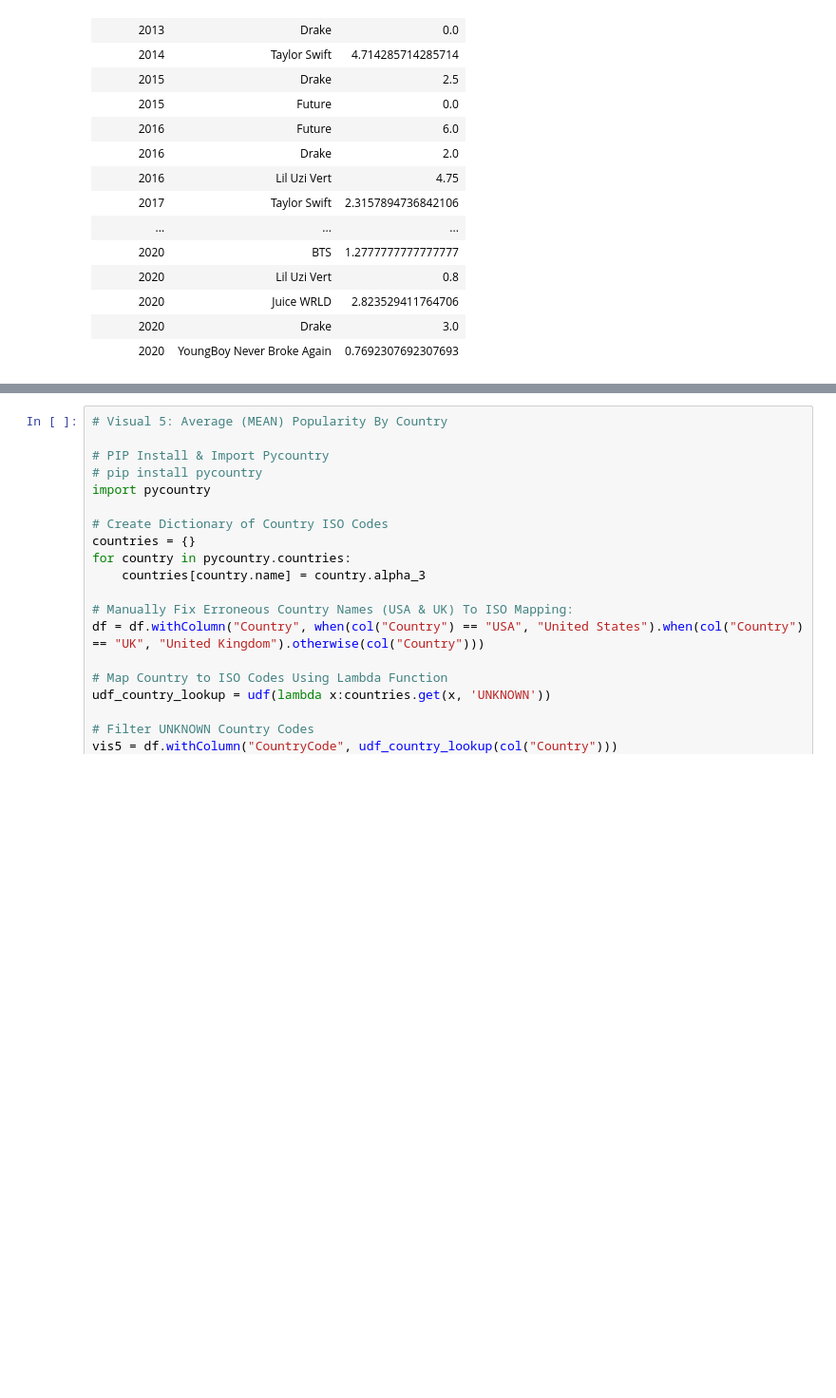
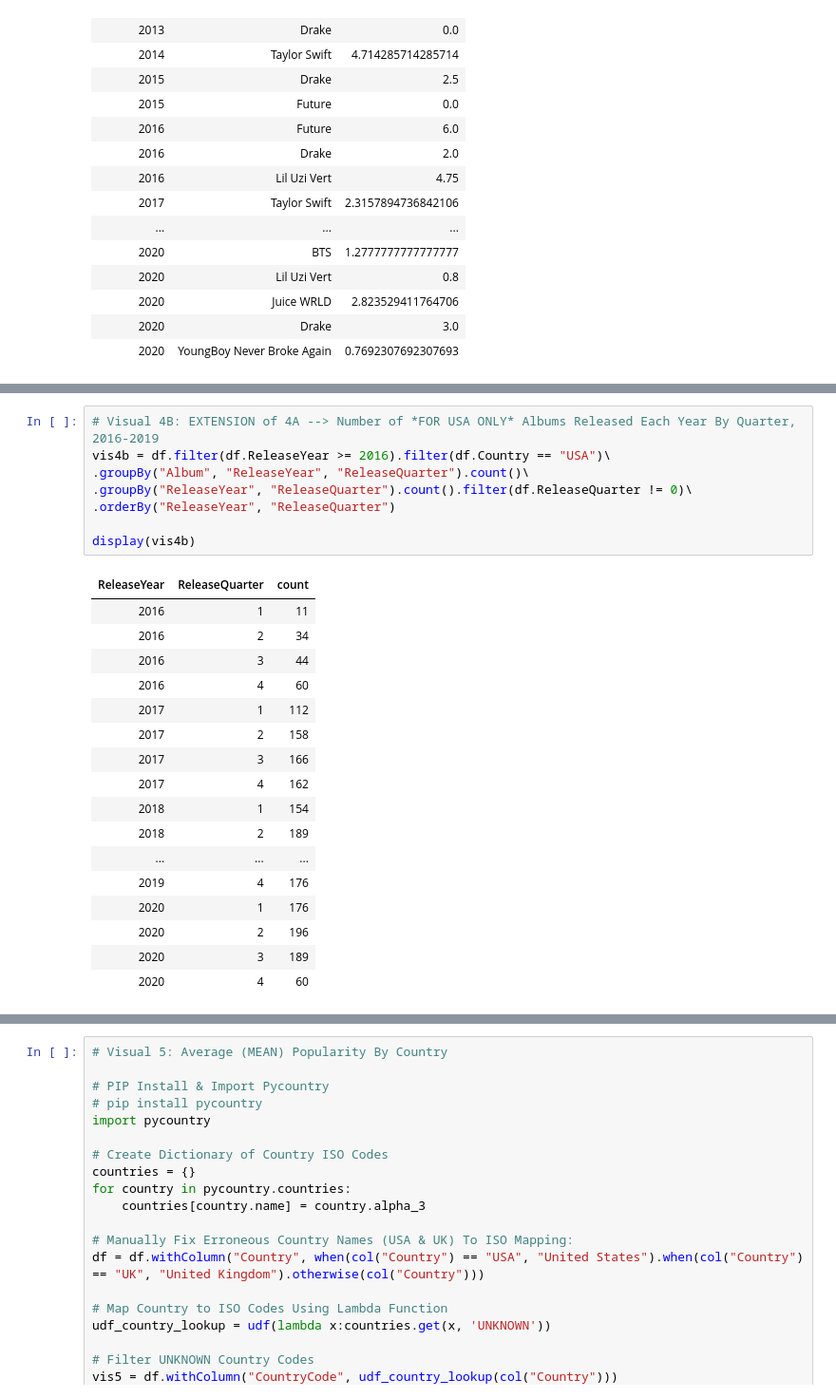
Before and after one commit to MaxSMCON/Group3, a Jupyter notebook: UWaterloo - Final Project - KKissoon/Spotify-Group3Project-KKissoon-Visualizations.ipynb, the cells around one changed output, grey strips where cells are left out. Shown at 95% size. Cells and saved outputs as stored; diff of their text form; blank space fills up the shorter version.

```diff
--- a/UWaterloo - Final Project - KKissoon/Spotify-Group3Project-KKissoon-Visualizations.ipynb
+++ b/UWaterloo - Final Project - KKissoon/Spotify-Group3Project-KKissoon-Visualizations.ipynb
@@ -397,3 +421,29 @@ display(vis4)
 | 2020 | 2 | 2239 |
 | 2020 | 3 | 1993 |
 | 2020 | 4 | 866 |
+# %%
+# Visual 4B: EXTENSION of 4A --> Number of *FOR USA ONLY* Albums Released Each Year By Quarter, 2016-2019
+vis4b = df.filter(df.ReleaseYear >= 2016).filter(df.Country == "USA")\
+.groupBy("Album", "ReleaseYear", "ReleaseQuarter").count()\
+.groupBy("ReleaseYear", "ReleaseQuarter").count().filter(df.ReleaseQuarter != 0)\
+.orderBy("ReleaseYear", "ReleaseQuarter")
+
+display(vis4b)
+# %% [output]
+| ReleaseYear | ReleaseQuarter | count |
+| 2016 | 1 | 11 |
+| 2016 | 2 | 34 |
+| 2016 | 3 | 44 |
+| 2016 | 4 | 60 |
+| 2017 | 1 | 112 |
+| 2017 | 2 | 158 |
+| 2017 | 3 | 166 |
+| 2017 | 4 | 162 |
+| 2018 | 1 | 154 |
+| 2018 | 2 | 189 |
+| ... | ... | ... |
+| 2019 | 4 | 176 |
+| 2020 | 1 | 176 |
+| 2020 | 2 | 196 |
+| 2020 | 3 | 189 |
+| 2020 | 4 | 60 |
```
Also changed, not shown: parts of 6 cells of this notebook, 1 other file.
